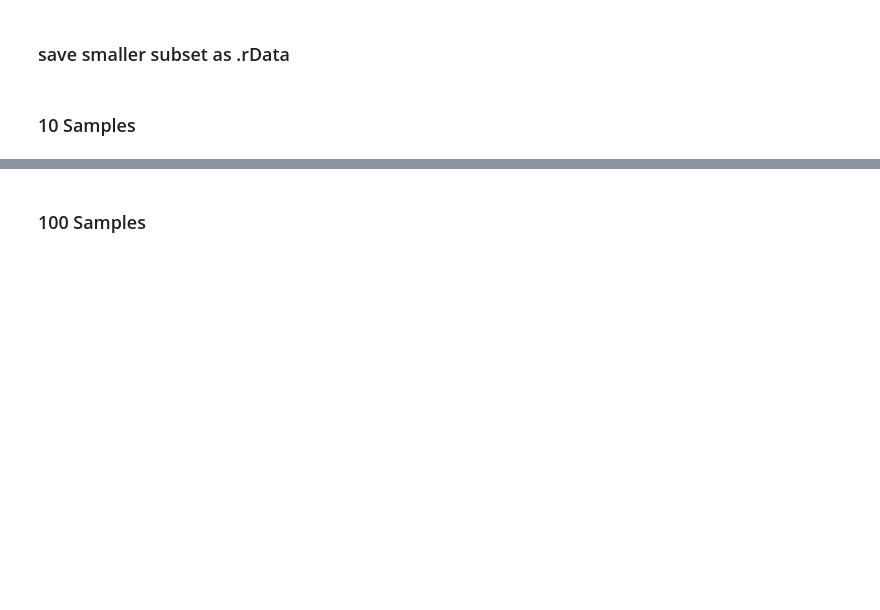
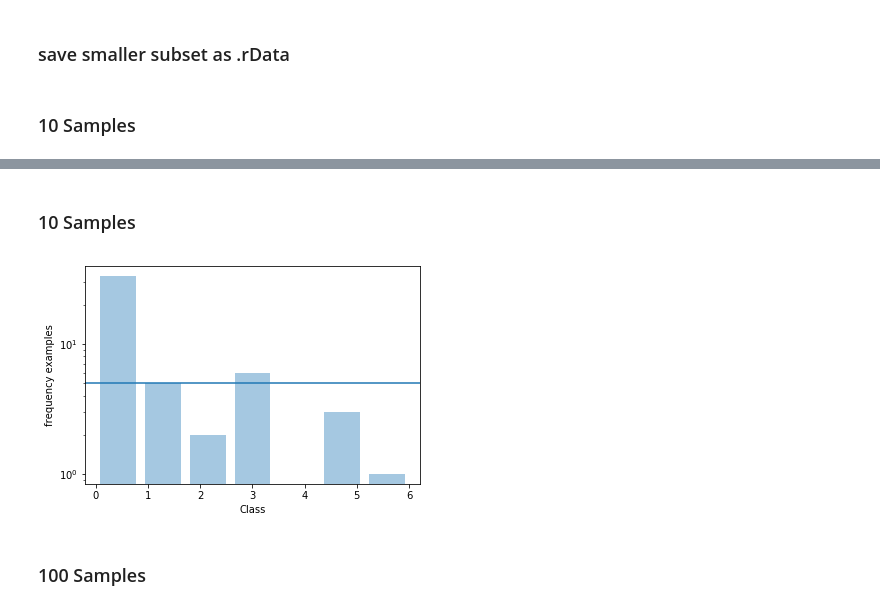
Before and after one commit to MarcCoru/EarlyClassification, a Jupyter notebook: dataset.ipynb, the cells around one changed output, grey strips where cells are left out. Cells and saved outputs as stored; diff of their text form; code cells hidden in the pictures; blank space fills up the shorter version.

```diff
--- a/dataset.ipynb
+++ b/dataset.ipynb
@@ -186,3 +217,10 @@ database <- list(X)
 database[[2]] <- classes
 database[[3]] <- tt
 save(database, file = "Databases/BavarianCrops_10.RData")
+# %% [markdown]
+### 10 Samples
+# %%
+X,classes,tt = sample(X_full,classes_full,tt_full,N=50)
+hist(classes, hline=5)
+# %% [output]
+[figure, added]
```
Also changed, not shown: parts of 25 cells of this notebook, 10 other files.
